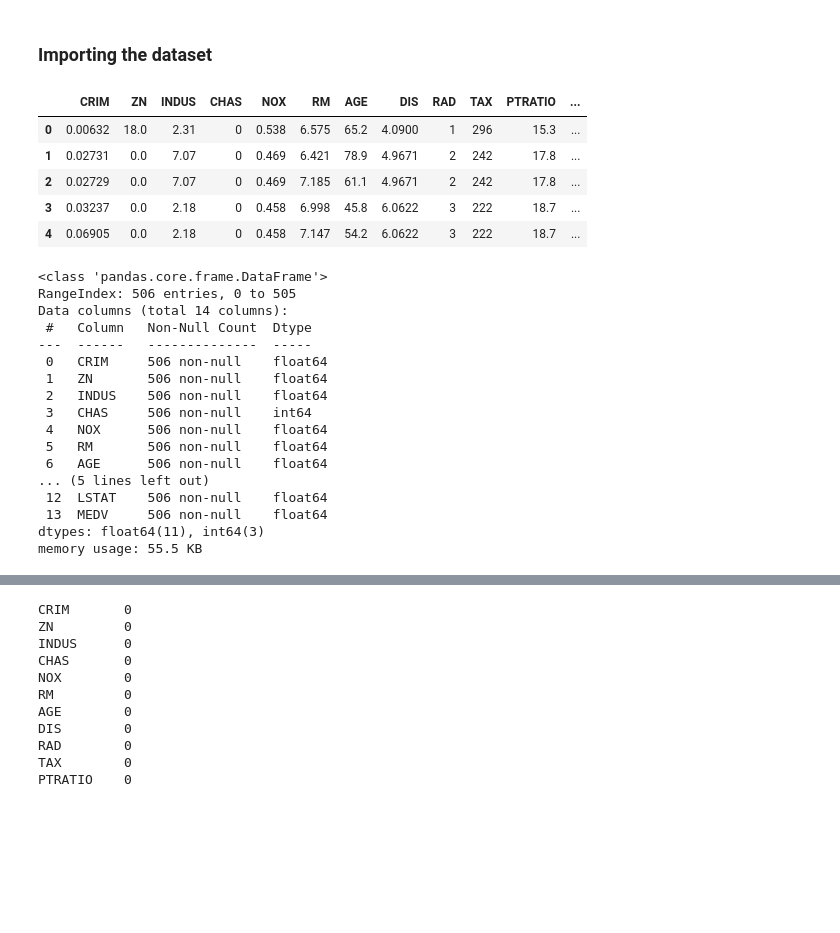
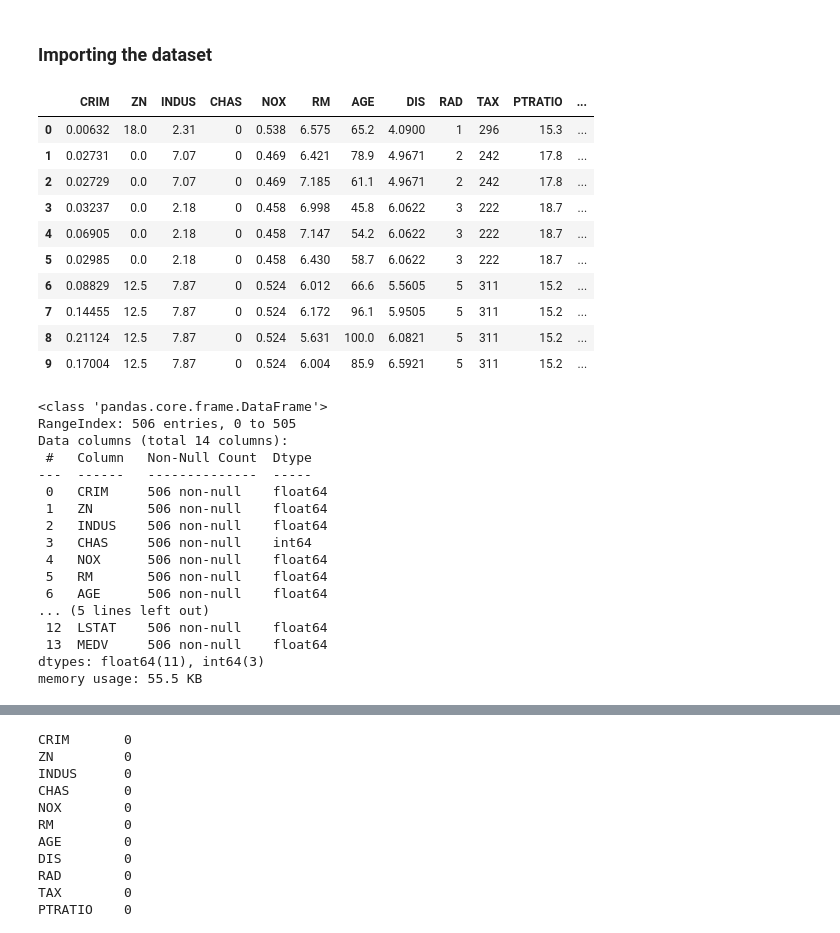
Before and after one commit to sydneyruoj/MeXE402_Midterm_Abeleda_Dannielle_Louis_Ponsica_Sydney_Ruoj_I, a Jupyter notebook: Linear Regression/linear_regression.ipynb, the cells around one changed output, grey strips where cells are left out. Saved outputs shown, nothing was run; the diff lists cells and outputs as text; code cells hidden in the pictures; blank space fills up the shorter version.

```diff
--- a/Linear Regression/linear_regression.ipynb
+++ b/Linear Regression/linear_regression.ipynb
@@ -6,39 +6,59 @@
 ### Importing the dataset
 # %%
 import pandas as pd
-dataset = pd.read_excel('boston.xlsx')
-#imported the library and load the dataset
+dataset = pd.read_csv('boston.csv')
+#importing the dataset using pandas
 # %%
 #dataset
-dataset.head()
+dataset.head(10)
 # %% [output]
 |  | CRIM | ZN | INDUS | CHAS | NOX | RM | AGE | DIS | RAD | TAX | PTRATIO | ... |
 | 0 | 0.00632 | 18.0 | 2.31 | 0 | 0.538 | 6.575 | 65.2 | 4.0900 | 1 | 296 | 15.3 | ... |
 | 1 | 0.02731 | 0.0 | 7.07 | 0 | 0.469 | 6.421 | 78.9 | 4.9671 | 2 | 242 | 17.8 | ... |
 | 2 | 0.02729 | 0.0 | 7.07 | 0 | 0.469 | 7.185 | 61.1 | 4.9671 | 2 | 242 | 17.8 | ... |
 | 3 | 0.03237 | 0.0 | 2.18 | 0 | 0.458 | 6.998 | 45.8 | 6.0622 | 3 | 222 | 18.7 | ... |
 | 4 | 0.06905 | 0.0 | 2.18 | 0 | 0.458 | 7.147 | 54.2 | 6.0622 | 3 | 222 | 18.7 | ... |
+| 5 | 0.02985 | 0.0 | 2.18 | 0 | 0.458 | 6.430 | 58.7 | 6.0622 | 3 | 222 | 18.7 | ... |
+| 6 | 0.08829 | 12.5 | 7.87 | 0 | 0.524 | 6.012 | 66.6 | 5.5605 | 5 | 311 | 15.2 | ... |
+| 7 | 0.14455 | 12.5 | 7.87 | 0 | 0.524 | 6.172 | 96.1 | 5.9505 | 5 | 311 | 15.2 | ... |
+| 8 | 0.21124 | 12.5 | 7.87 | 0 | 0.524 | 5.631 | 100.0 | 6.0821 | 5 | 311 | 15.2 | ... |
+| 9 | 0.17004 | 12.5 | 7.87 | 0 | 0.524 | 6.004 | 85.9 | 6.5921 | 5 | 311 | 15.2 | ... |
-# %%
-#inspection of the data
-dataset.info()
-# %% [output]
-<class 'pandas.core.frame.DataFrame'>
-RangeIndex: 506 entries, 0 to 505
-Data columns (total 14 columns):
- #   Column   Non-Null Count  Dtype
----  ------   --------------  -----
- 0   CRIM     506 non-null    float64
- 1   ZN       506 non-null    float64
- 2   INDUS    506 non-null    float64
- 3   CHAS     506 non-null    int64
- 4   NOX      506 non-null    float64
- 5   RM       506 non-null    float64
- 6   AGE      506 non-null    float64
-... (5 lines left out)
- 12  LSTAT    506 non-null    float64
- 13  MEDV     506 non-null    float64
-dtypes: float64(11), int64(3)
-memory usage: 55.5 KB
+# %%
+#inspection of the data
+#CRIM per capita crime rate by town
+#ZN proportion of residential land zoned for lots over 25,000 sq.ft.
+#INDUS proportion of non-retail business acres per town
+#CHAS Charles River dummy variable (= 1 if tract bounds river; 0 otherwise)
+#NOX nitric oxides concentration (parts per 10 million)
+#RM average number of rooms per dwelling
+#AGE proportion of owner-occupied units built prior to 1940
+#DIS weighted distances to five Boston employment centres
+#RAD index of accessibility to radial highways
+#TAX full-value property-tax rate per 10,000usd
+#PTRATIO pupil-teacher ratio by town
+#B 1000(Bk - 0.63)^2 where Bk is the proportion of blacks by town
+#LSTAT % lower status of the population
+
+#Each record in the database describes a Boston suburb or town.
+dataset.info()
+# %% [output]
+<class 'pandas.core.frame.DataFrame'>
+RangeIndex: 506 entries, 0 to 505
+Data columns (total 14 columns):
+ #   Column   Non-Null Count  Dtype
+---  ------   --------------  -----
+ 0   CRIM     506 non-null    float64
+ 1   ZN       506 non-null    float64
+ 2   INDUS    506 non-null    float64
+ 3   CHAS     506 non-null    int64
+ 4   NOX      506 non-null    float64
+ 5   RM       506 non-null    float64
+ 6   AGE      506 non-null    float64
+... (5 lines left out)
+ 12  LSTAT    506 non-null    float64
+ 13  MEDV     506 non-null    float64
+dtypes: float64(11), int64(3)
+memory usage: 55.5 KB
 # %%
 #description of the data, what are the maximum and minimum
 dataset.describe()
```
Also changed, not shown: parts of 16 cells of this notebook, 1 other file.
